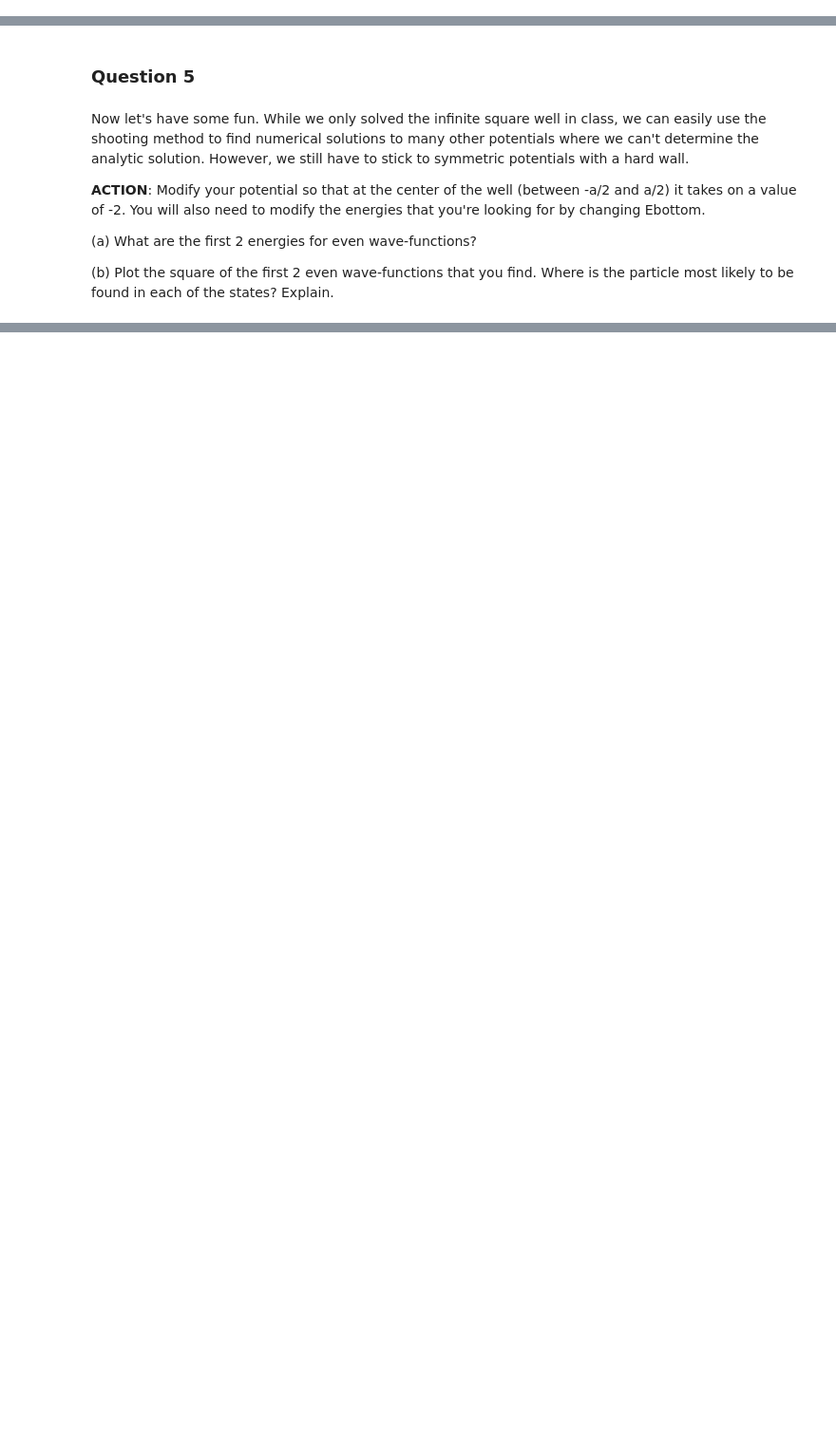
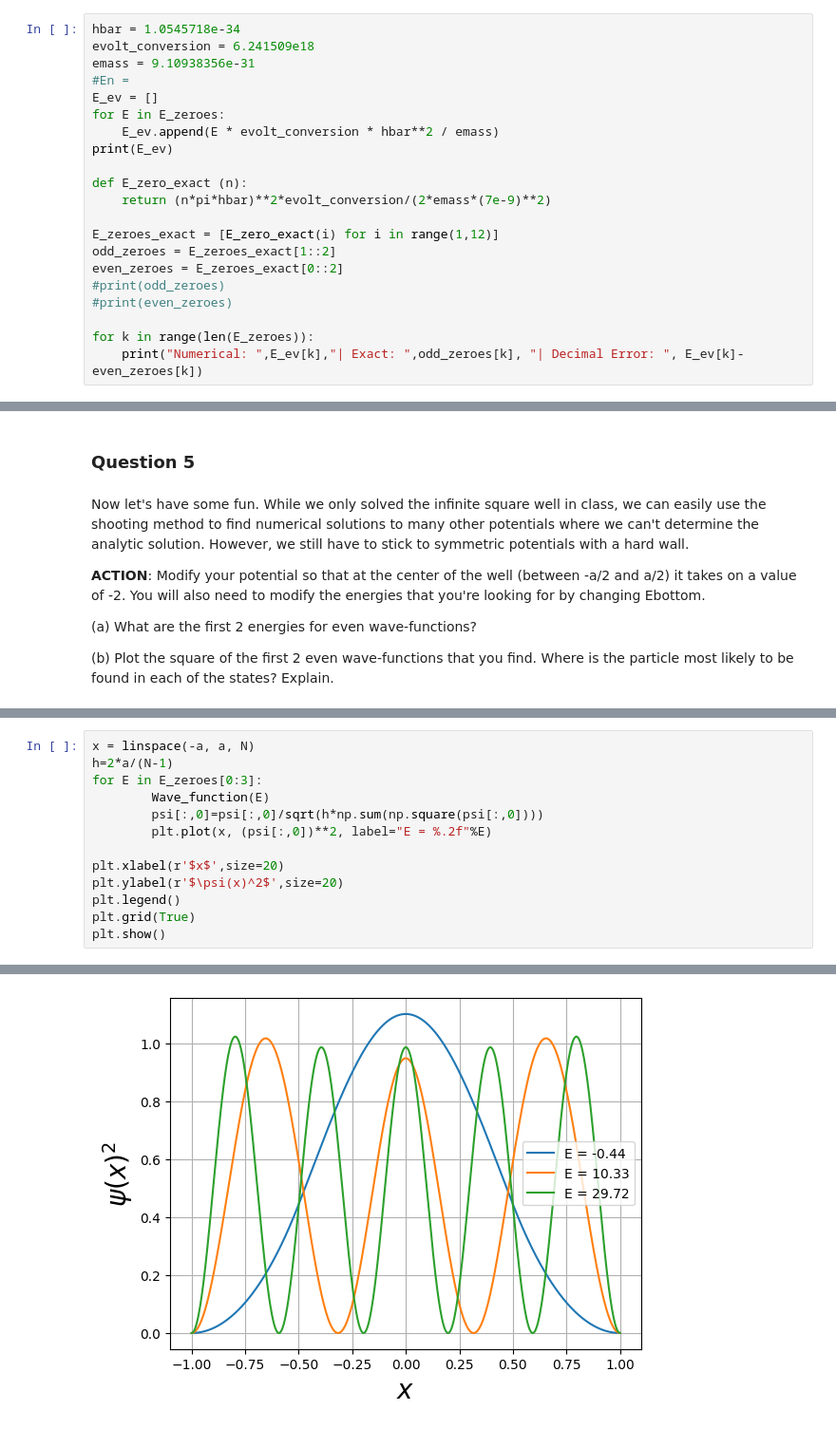
Before and after one commit to magaliutza/PHYSICS-3MM3-Python-Assign-1, a Jupyter notebook: InfiniteWell_F2023.ipynb, the cells around one changed output, grey strips where cells are left out. Shown at 95% size. Drawn from its saved outputs; the diff is of its cells as text; blank space fills up the shorter version.

```diff
--- a/InfiniteWell_F2023.ipynb
+++ b/InfiniteWell_F2023.ipynb
@@ -210,3 +214,24 @@ Numerical:  78.95683034410831 | Exact:  60.45132695667232 | Decimal Error:  18.5
 The A13 bionic chip released by apple is manufactured by TSMC using their 7 nanometer process. Assume that we can model the properties of this chip using an infinite potential well.
 
 If the **total** width of the infinite well is 7 nanometers, convert the energies that you have found for both odd and even states into units of electron Volts (eV). Assume that $m$ is the mass of an electron.
+# %%
+hbar = 1.0545718e-34
+evolt_conversion = 6.241509e18
+emass = 9.10938356e-31
+#En =
+E_ev = []
+for E in E_zeroes:
+    E_ev.append(E * evolt_conversion * hbar**2 / emass)
+print(E_ev)
+
+def E_zero_exact (n):
+    return (n*pi*hbar)**2*evolt_conversion/(2*emass*(7e-9)**2)
+
+E_zeroes_exact = [E_zero_exact(i) for i in range(1,12)]
+odd_zeroes = E_zeroes_exact[1::2]
+even_zeroes = E_zeroes_exact[0::2]
+#print(odd_zeroes)
+#print(even_zeroes)
+
+for k in range(len(E_zeroes)):
+    print("Numerical: ",E_ev[k],"| Exact: ",odd_zeroes[k], "| Decimal Error: ", E_ev[k]-even_zeroes[k])
@@ -222,0 +264,14 @@ __ACTION__: Modify your potential so that at the center of the well (between -a/
+# %%
+x = linspace(-a, a, N)
+h=2*a/(N-1)
+for E in E_zeroes[0:3]:
+        Wave_function(E)
+        psi[:,0]=psi[:,0]/sqrt(h*np.sum(np.square(psi[:,0])))
+        plt.plot(x, (psi[:,0])**2, label="E = %.2f"%E)
+
+plt.xlabel(r'$x$',size=20)
+plt.ylabel(r'$\psi(x)^2$',size=20)
+plt.legend()
+plt.grid(True)
+plt.show()
+# %% [output]
@@ -222,0 +295 @@ __ACTION__: Modify your potential so that at the center of the well (between -a/
+[figure, added]
```
Also changed, not shown: parts of 9 cells of this notebook.
